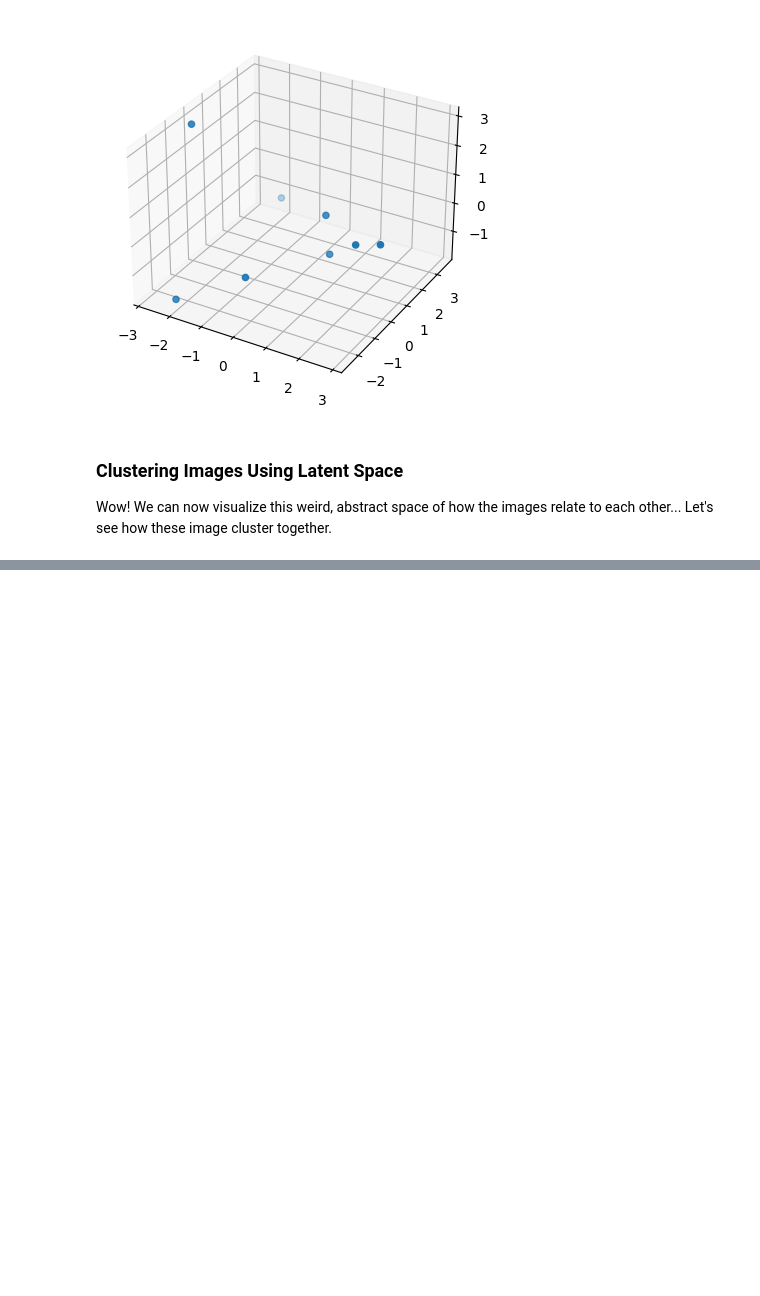
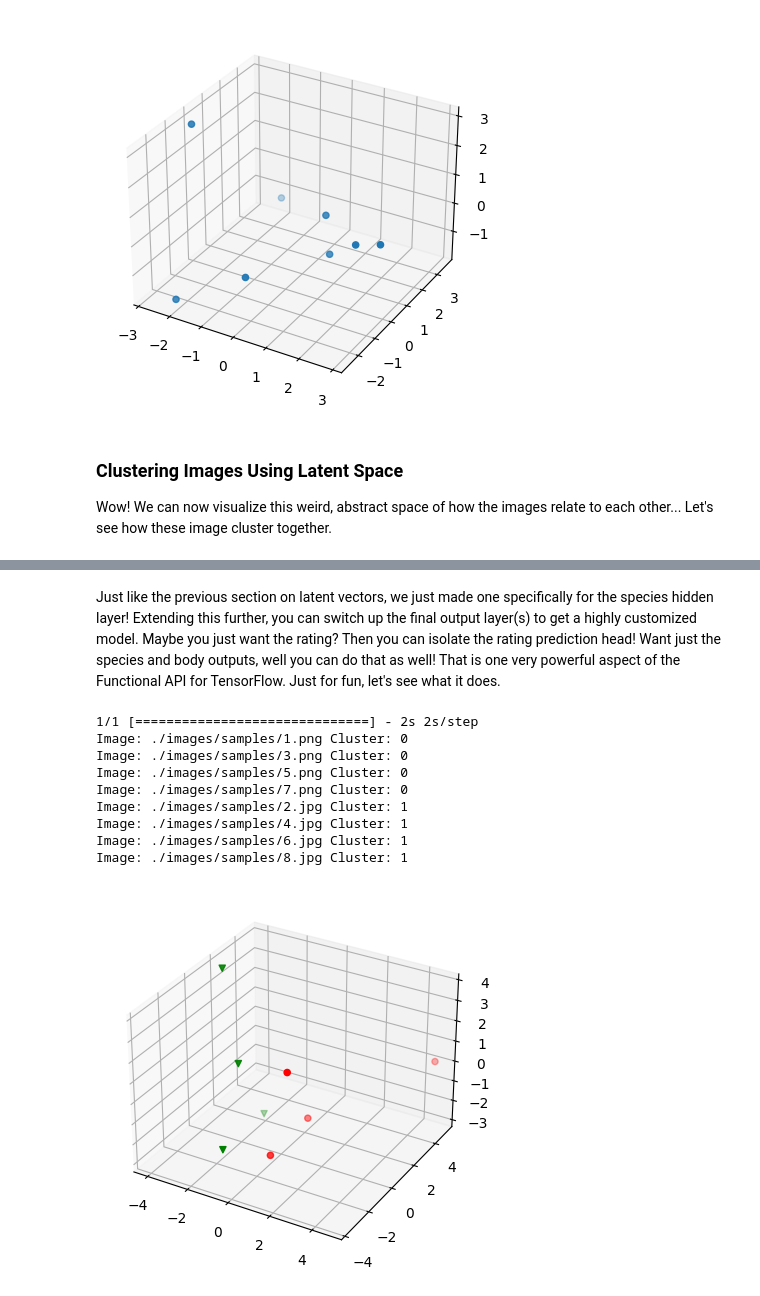
Before and after one commit to ZenithO-o/furry-image-model, a Jupyter notebook: example_usage.ipynb, the cells around one changed output, grey strips where cells are left out. Cells and saved outputs as stored; diff of their text form; code cells hidden in the pictures; blank space fills up the shorter version.

Commit message:
wrote more for example & readme

```diff
--- a/example_usage.ipynb
+++ b/example_usage.ipynb
@@ -248,0 +265,6 @@ ugh write stuff here soon
+# %%
+model_path = 'models/effnet_b3_300_2c/'
+
+#Load the SavedModel format
+default_model = tf.keras.models.load_model(model_path)
+default_model.summary()
@@ -248,0 +289,6 @@ ugh write stuff here soon
+# %%
+input_layer = default_model.get_layer('img_input')
+hidden_layer = default_model.get_layer('species_hidden_layer')
+new_model = tf.keras.Model(inputs=input_layer.input, outputs=hidden_layer.output)
+
+new_model.summary()
@@ -248,0 +312,41 @@ ugh write stuff here soon
+# %% [markdown]
+Just like the previous section on latent vectors, we just made one specifically for the species hidden layer! Extending this further, you can switch up the final output layer(s) to get a highly customized model. Maybe you just want the rating? Then you can isolate the rating prediction head! Want just the species and body outputs, well you can do that as well! That is one very powerful aspect of the Functional API for TensorFlow. Just for fun, let's see what it does.
+# %%
+# I am doing this for simplicity's sake since the FurryImageModel class already does the
+# hard work for executing this model. Also yes I am copying all the code I wrote previously.
+furry_model.feature_model = new_model
+res = furry_model.image_latent_vector(*image_paths)
+
+# Run Principal Component Analysis (PCA) to capture n=3 dimensions with the greatest variability
+pca = PCA(n_components=3)
+res = pca.fit_transform(res)
+
+# Use a Gaussian Mixture Model for clustering
+gmm = GaussianMixture(n_clusters, random_state=128)
+gmm.fit(res)
+cluster = gmm.predict(res)
+
+# Show the PCA projection based on cluster
+fig = plt.figure()
+ax = fig.add_subplot(projection='3d')
+
+color, marker = ['red','green','blue','magenta'], ['o', 'v', '^', 's']
+for i in range(n_clusters):
+    indicies = np.where(cluster == i)[0]
+    for j in indicies:
+        print(f'Image: {image_paths[j]} Cluster: {i}')
+    clst = res[indicies]
+    ax.scatter(clst[:, 0], clst[:, 1], clst[:, 2], color=color[i], marker=marker[i])
+
+plt.show()
+# %% [output]
+1/1 [==============================] - 2s 2s/step
+Image: ./images/samples/1.png Cluster: 0
+Image: ./images/samples/3.png Cluster: 0
+Image: ./images/samples/5.png Cluster: 0
+Image: ./images/samples/7.png Cluster: 0
+Image: ./images/samples/2.jpg Cluster: 1
+Image: ./images/samples/4.jpg Cluster: 1
+Image: ./images/samples/6.jpg Cluster: 1
+Image: ./images/samples/8.jpg Cluster: 1
+[figure, added]
```
Also changed, not shown: parts of 16 cells of this notebook, 3 other files.
